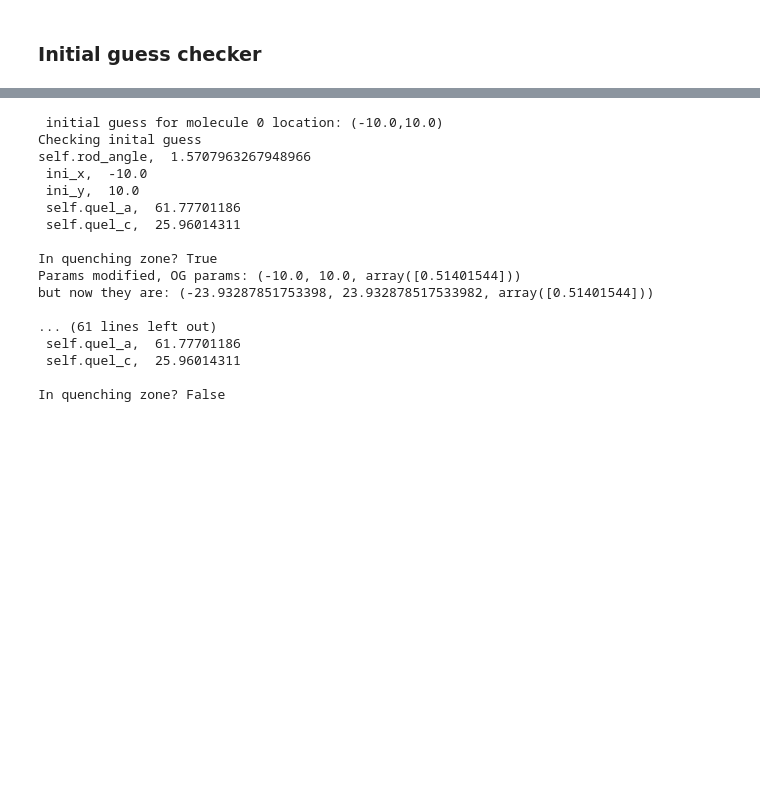
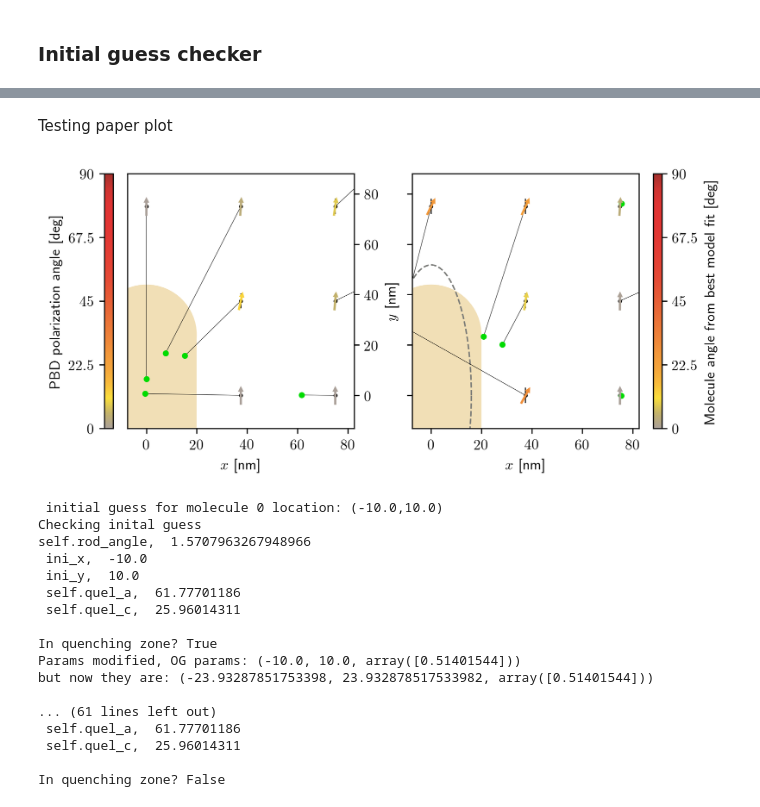
Before and after one commit to HarrisonGoldwyn/mispolarization, a Jupyter notebook: solving_problems/notebooks/fit_localization_from_BEM_fields.ipynb, the cells around one changed output, grey strips where cells are left out. Cells and saved outputs as stored; diff of their text form; code cells hidden in the pictures; blank space fills up the shorter version.

```diff
--- a/solving_problems/notebooks/fit_localization_from_BEM_fields.ipynb
+++ b/solving_problems/notebooks/fit_localization_from_BEM_fields.ipynb
@@ -429,6 +451,7 @@ class LoadedSimExp(SimulatedExperiment):
 #             )
 
         self.BEM_images = np.loadtxt('plane_testing_images.txt')
+        self.trial_images = np.loadtxt('plane_testing_images.txt')
         self.mol_locations = np.loadtxt('plane_testing_mol_pos.txt')
         self.default_plot_limits = np.loadtxt('plane_testing_plot_limits.txt')
         self.mol_angles = np.loadtxt('plane_testing_mol_angles.txt')
@@ -472,3 +496,48 @@ test_BEM_fit_instance_few_mol.plot_fit_results_as_quiver_map(loaded_inst)
+# %% [markdown]
+Testing paper plot
+# %%
+cbar_width = 0.15
+plot_width = 4
+widths = [cbar_width, plot_width, plot_width, cbar_width]
+heights = [1]
+gs_kw = dict(width_ratios=widths, height_ratios=heights)
+
+paper_fig, paper_axs = plt.subplots(
+    nrows=1,
+    ncols=4,
+#     sharey=True,
+    figsize=(6.5, 3),
+    dpi=300,
+    constrained_layout=True,
+    gridspec_kw=gs_kw
+    )
+
+left_ax = simTestInst_few_mol.plot_mispol_map_wMisloc(given_ax=paper_axs.flatten()[1])
+left_ax.yaxis.tick_right()
+left_ax.yaxis.set_label_position("right")
+left_ax.set_title(None)
+
+right_ax = test_BEM_fit_instance_few_mol.plot_fit_results_as_quiver_map(simTestInst_few_mol, given_ax=paper_axs.flatten()[2])
+right_ax.set_ylabel(None)
+right_ax.yaxis.set_ticklabels([None])
+right_ax.set_title(None)
+
+test_BEM_fit_instance_few_mol.build_colorbar(
+    paper_axs.flatten()[3],
+    'Molecule angle from best model fit [deg]',
+    fit.PlottingStuff.curlycm
+    )
+
+test_BEM_fit_instance_few_mol.build_colorbar(
+    paper_axs.flatten()[0],
+    'PBD polarization angle [deg]',
+    fit.PlottingStuff.curlycm
+    )
+
+paper_axs.flatten()[0].yaxis.tick_left()
+paper_axs.flatten()[0].yaxis.set_label_position("left")
+# %% [output]
+[figure, added]
 # %%
 ## Initial guess defaults to position of maximum intensity.
 test_BEM_fit_instance_few_mol = fit.FitModelToData(
```
Also changed, not shown: parts of 6 cells of this notebook, 1 other file.
